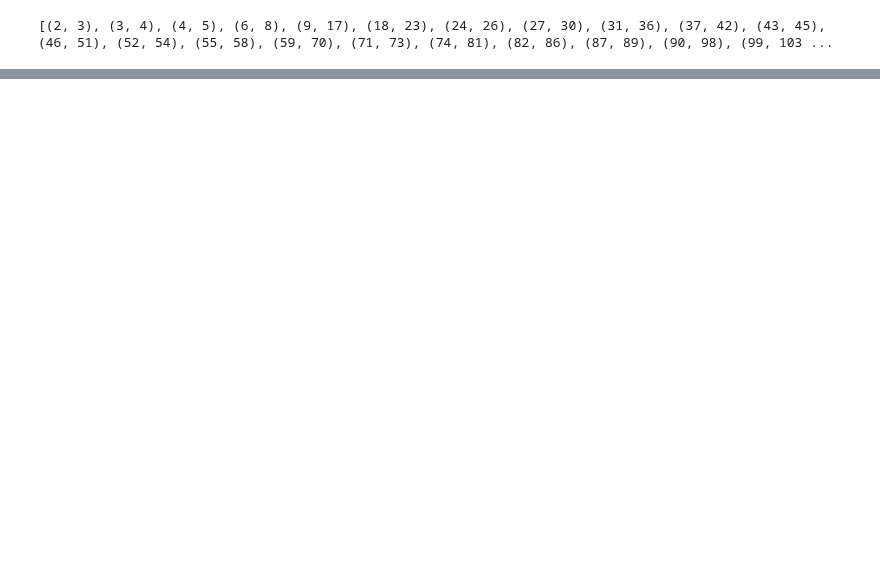
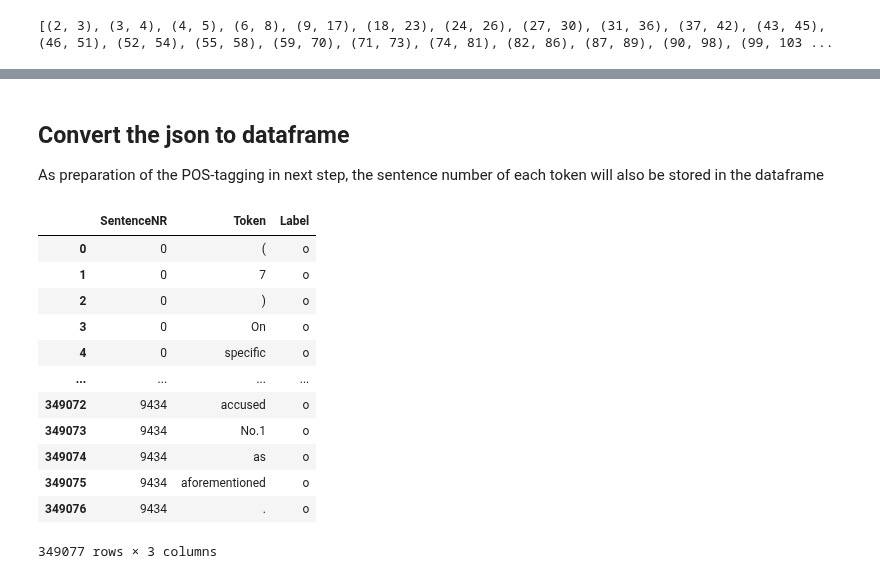
Before and after one commit to cometbridge1998/LegalNER_GdCL_III_Projekt, a Jupyter notebook: LegalNER/Tokenizing.ipynb, the cells around one changed output, grey strips where cells are left out. Drawn from its saved outputs; the diff is of its cells as text; code cells hidden in the pictures; blank space fills up the shorter version.

```diff
--- a/LegalNER/Tokenizing.ipynb
+++ b/LegalNER/Tokenizing.ipynb
@@ -214,3 +120,0 @@ with open("NER_DEV/NER_DEV/NER_DEV_JUDGEMENT.json") as json_file_dev:
-# %%
-for i in range(len(json_object_dev)):
-    compare_label_with_labelled_tokens(json_object_dev[i])
@@ -279,0 +285,11 @@ print(classes)
+# %%
+with open("tokenizing_report_train.txt", "w", encoding="utf-8") as f:
+    number_of_errors = 0
+    error_report = ""
+    for i in range(len(json_object_train)):
+        new_errors, new_error_report = compare_label_with_labelled_tokens(json_object_train[i], object_number = i)
+        number_of_errors += new_errors
+        error_report += new_error_report
+    f.write(error_report)
+    print(f"total number of wrong tokenized labels in the training dataset: {number_of_errors}")
+f.close()
@@ -279,0 +298,11 @@ print(classes)
+# %%
+with open("tokenizing_report_dev.txt", "w", encoding="utf-8") as d:
+    number_of_errors = 0
+    error_report = ""
+    for i in range(len(json_object_dev)):
+        new_errors, new_error_report = compare_label_with_labelled_tokens(json_object_dev[i], object_number = i)
+        number_of_errors += new_errors
+        error_report += new_error_report
+    d.write(error_report)
+    print(f"total number of wrong tokenized labels in the developing dataset: {number_of_errors}")
+d.close()
@@ -279,0 +321,33 @@ print(classes)
+# %% [markdown]
+## Convert the json to dataframe
+As preparation of the POS-tagging in next step, the sentence number of each token will also be stored in the dataframe
+# %%
+def json_to_df(trees):
+    token_and_labels = []
+    for n in range(len(trees)):
+        labels, tokens = get_tokens_with_label(trees[n])
+        if len(labels) != len(tokens):
+            raise ValueError
+        else:
+            for i in range(len(labels)):
+                token_and_labels.append([ n, tokens[i], labels[i]])
+    df = pd.DataFrame(token_and_labels)
+    df.columns = ['SentenceNR', 'Token', 'Label']
+    return df
+# %%
+df_train = json_to_df(json_object_train)
+df_train
+# %% [output]
+|  | SentenceNR | Token | Label |
+| 0 | 0 | ( | o |
+| 1 | 0 | 7 | o |
+| 2 | 0 | ) | o |
+| 3 | 0 | On | o |
+| 4 | 0 | specific | o |
+| ... | ... | ... | ... |
+| 349072 | 9434 | accused | o |
+| 349073 | 9434 | No.1 | o |
+| 349074 | 9434 | as | o |
+| 349075 | 9434 | aforementioned | o |
+| 349076 | 9434 | . | o |
+349077 rows × 3 columns
```
Also changed, not shown: parts of 74 cells of this notebook, 4 other files.
